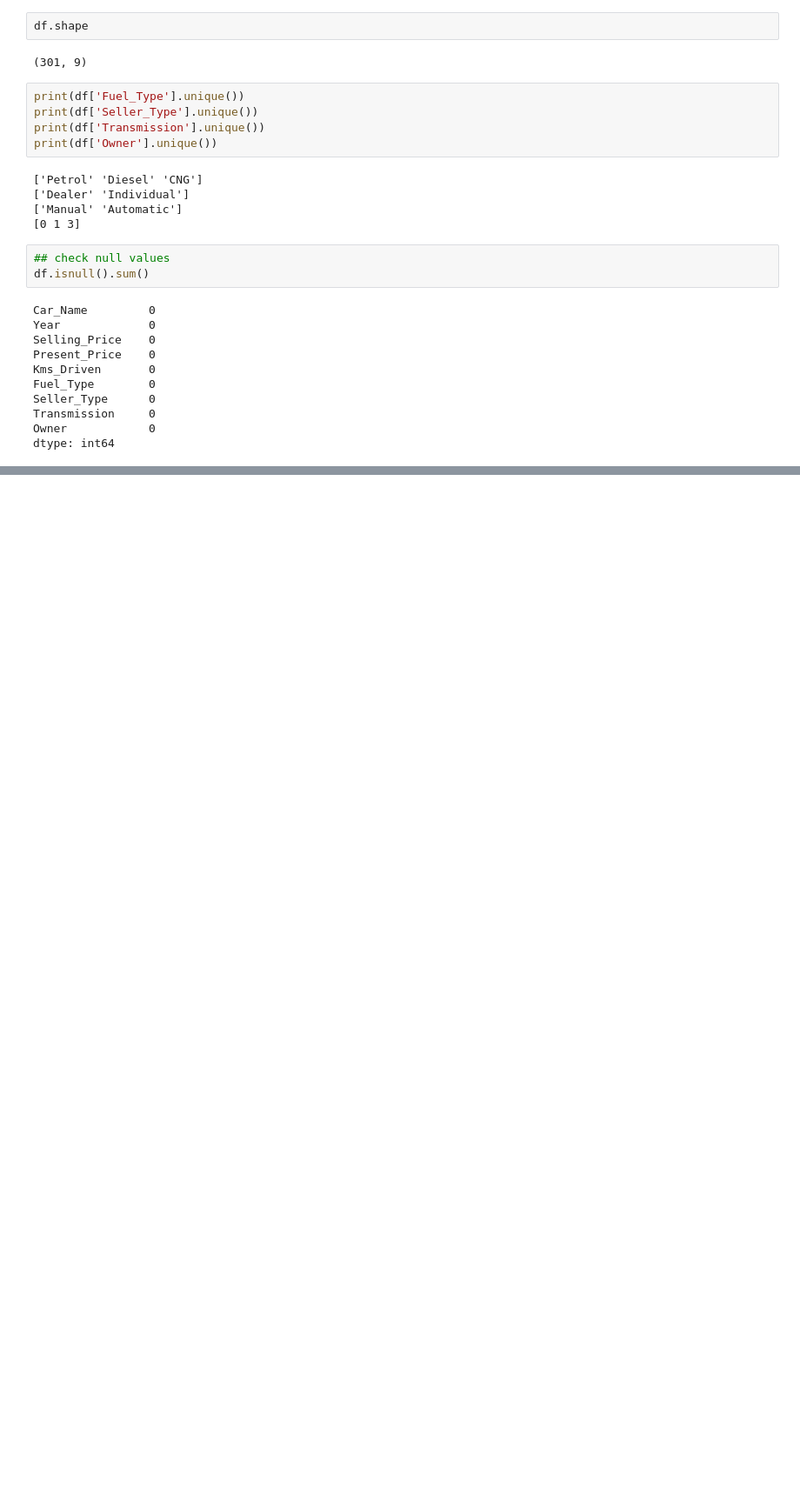
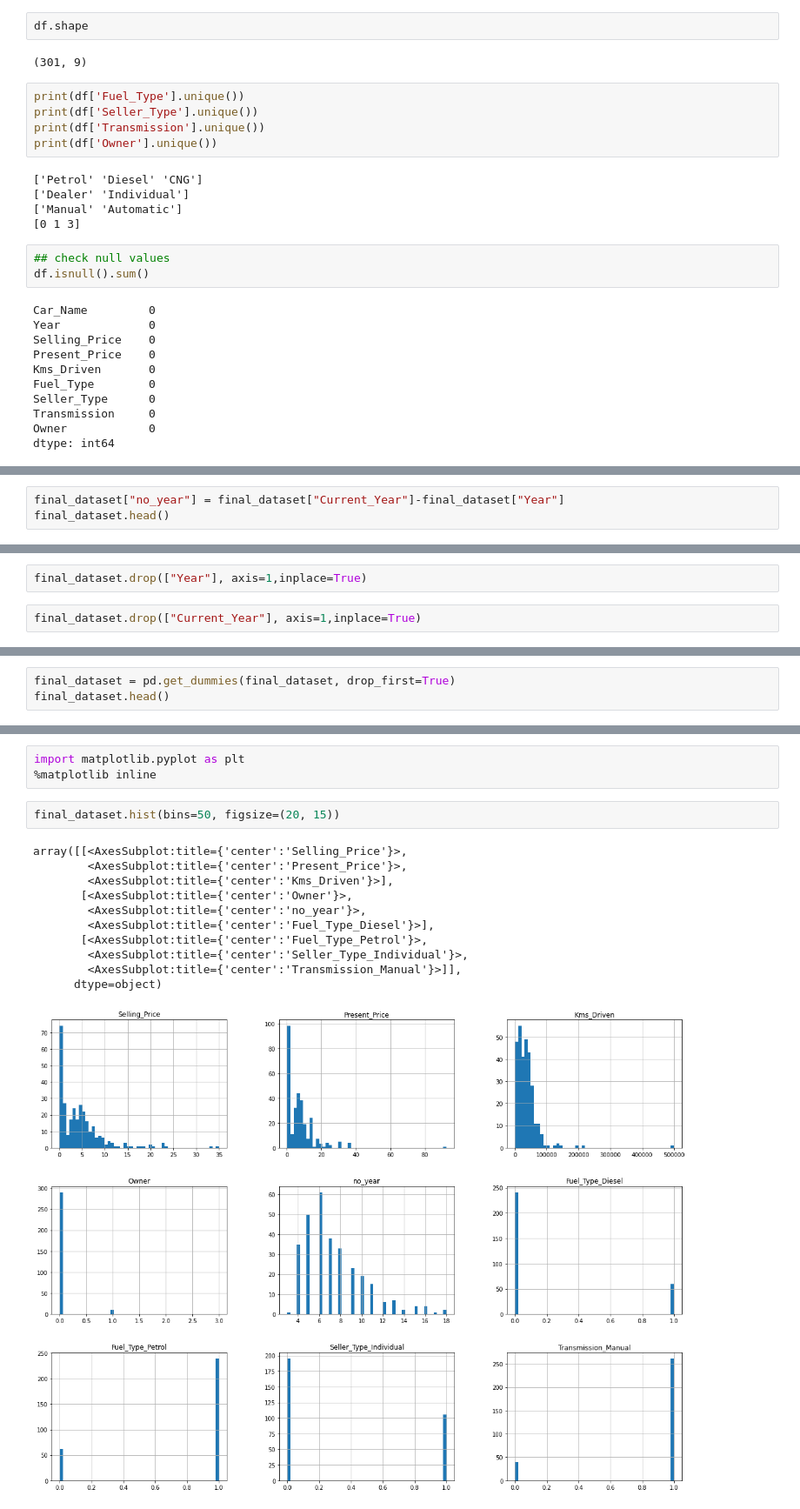
Before and after one commit to shihar73/car_price_prediction_model, a Jupyter notebook: Untitled.ipynb, the cells around one changed output, grey strips where cells are left out. Shown: that part at 87% size. Drawn from its saved outputs; the diff is of its cells as text; blank space fills up the shorter version.

```diff
--- a/Untitled.ipynb
+++ b/Untitled.ipynb
@@ -41,0 +83,3 @@ dtype: int64
+# %%
+final_dataset["no_year"] = final_dataset["Current_Year"]-final_dataset["Year"]
+final_dataset.head()
@@ -41,0 +93,4 @@ dtype: int64
+# %%
+final_dataset.drop(["Year"], axis=1,inplace=True)
+# %%
+final_dataset.drop(["Current_Year"], axis=1,inplace=True)
@@ -41,0 +113,3 @@ dtype: int64
+# %%
+final_dataset = pd.get_dummies(final_dataset, drop_first=True)
+final_dataset.head()
@@ -41,0 +123,17 @@ dtype: int64
+# %%
+import matplotlib.pyplot as plt
+%matplotlib inline
+# %%
+final_dataset.hist(bins=50, figsize=(20, 15))
+# %% [output]
+array([[<AxesSubplot:title={'center':'Selling_Price'}>,
+        <AxesSubplot:title={'center':'Present_Price'}>,
+        <AxesSubplot:title={'center':'Kms_Driven'}>],
+       [<AxesSubplot:title={'center':'Owner'}>,
+        <AxesSubplot:title={'center':'no_year'}>,
+        <AxesSubplot:title={'center':'Fuel_Type_Diesel'}>],
+       [<AxesSubplot:title={'center':'Fuel_Type_Petrol'}>,
+        <AxesSubplot:title={'center':'Seller_Type_Individual'}>,
+        <AxesSubplot:title={'center':'Transmission_Manual'}>]],
+      dtype=object)
+[figure, added]
```
Also changed, not shown: parts of 13 cells of this notebook.
